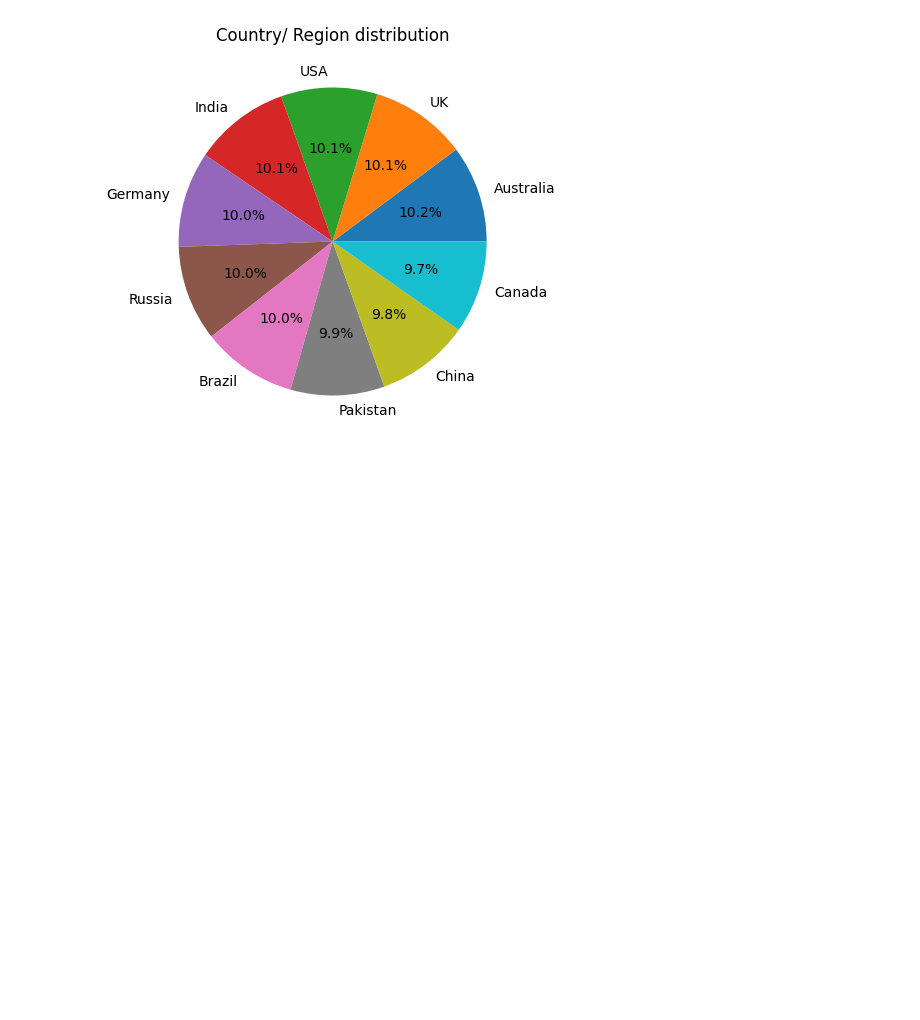
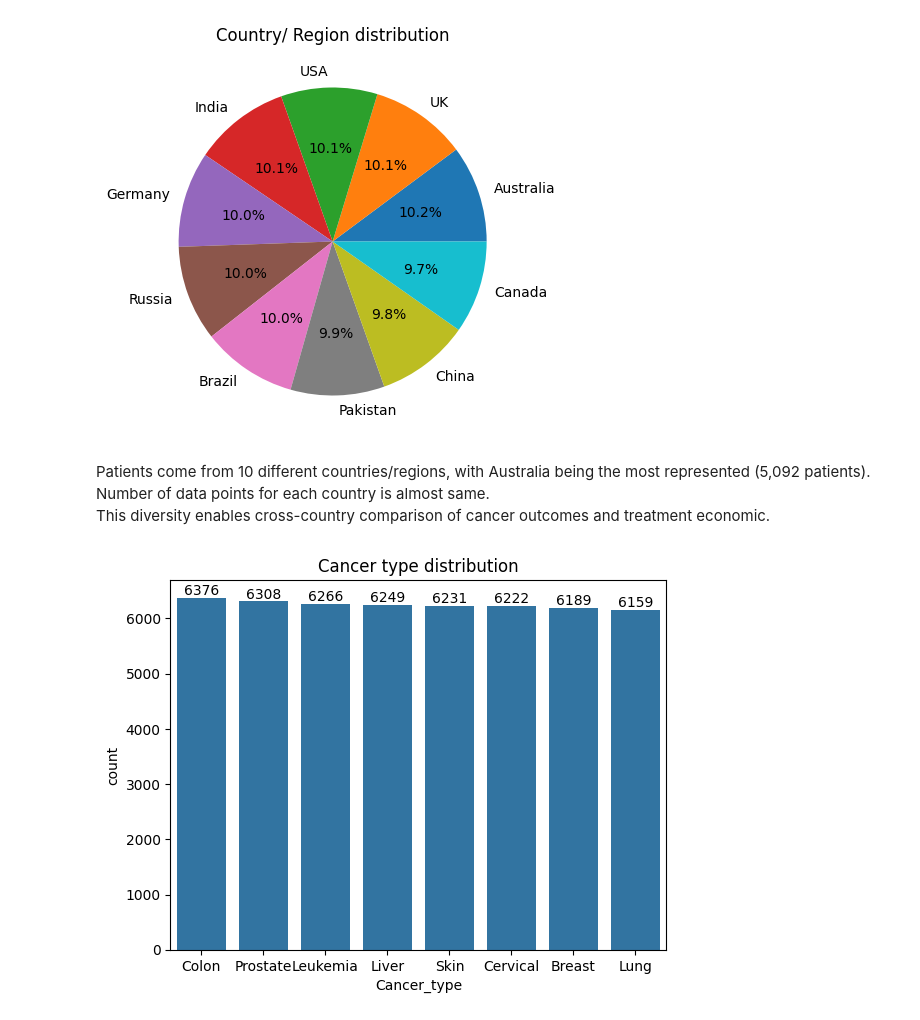
Before and after one commit to PrathamPatel01/Comprehensive-Eda---Inferential-Analysis, a Jupyter notebook: main.ipynb, the cells around one changed output. Cells and saved outputs as stored; diff of their text form; code cells hidden in the pictures; blank space fills up the shorter version.

Commit message:
cancer type observations

```diff
--- a/main.ipynb
+++ b/main.ipynb
@@ -127,3 +127,22 @@ plt.title('Country/ Region distribution')
 plt.show()
 # %% [output]
 [figure]
+# %% [markdown]
+Patients come from 10 different countries/regions, with Australia being the most represented (5,092 patients).<br> Number of data points for each country is almost same.<br>
+This diversity enables cross-country comparison of cancer outcomes and treatment economic.
+# %%
+#cancer columns
+cancer_type= data['Cancer_Type'].value_counts()
+
+sns.barplot(x=cancer_type.index,
+            y=cancer_type.values)
+
+for i ,v  in enumerate(cancer_type):
+    plt.text(i,v ,str(v), ha= 'center', va='bottom')
+
+plt.title('Cancer type distribution')
+plt.xlabel('Cancer_type')
+plt.ylabel('count')
+plt.show()
+# %% [output]
+[figure, added]
```
